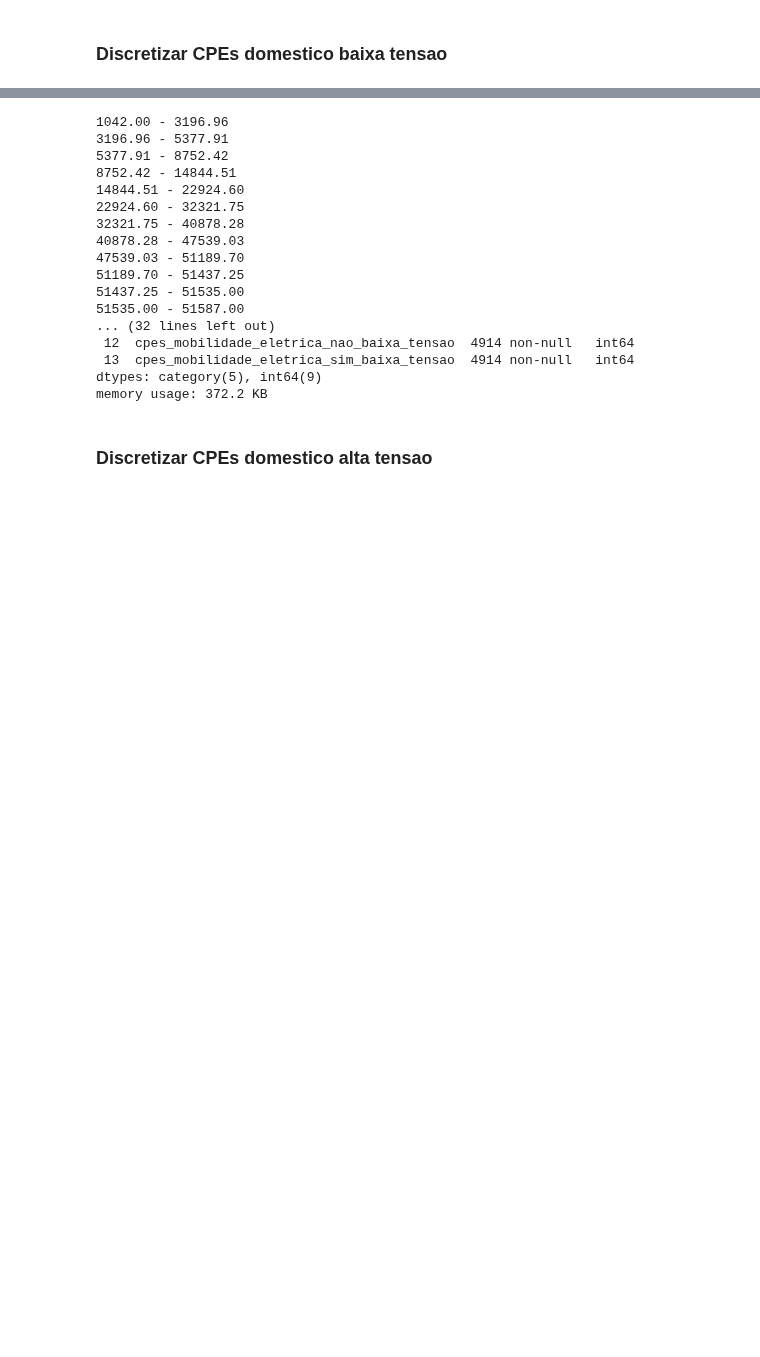
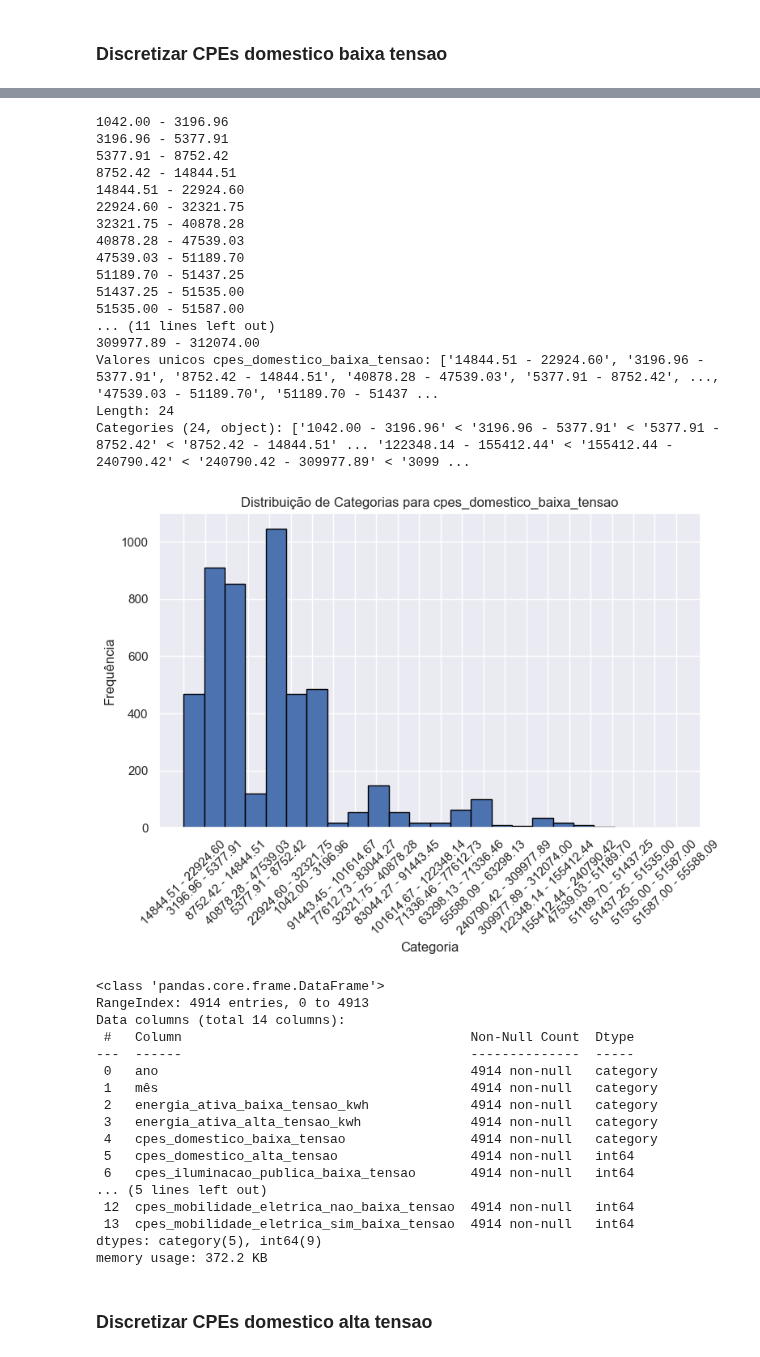
Before and after one commit to kreativermario/Projeto-DECD, a Jupyter notebook: notebooks/data_preparation_categoric.ipynb, the cells around one changed output, grey strips where cells are left out. Cells and saved outputs as stored; diff of their text form; code cells hidden in the pictures; blank space fills up the shorter version.

```diff
--- a/notebooks/data_preparation_categoric.ipynb
+++ b/notebooks/data_preparation_categoric.ipynb
@@ -219,18 +269,17 @@ memory usage: 405.1 KB
 ### Discretizar CPEs domestico baixa tensao
 # %%
 # Parametros
-coluna = "cpes_domestico_baixa_tensao"
-cpes_domestico_baixa_tensao = merged_df[coluna]
+coluna_cpes_dom_baixa = "cpes_domestico_baixa_tensao"
+cpes_domestico_baixa_tensao = merged_df[coluna_cpes_dom_baixa]
 num_bins = 24
 
 
-# Criar um binning por percentis com 20 bins
+# Criar um binning
 discretizer = KBinsDiscretizer(n_bins=num_bins, strategy="kmeans", subsample=None)
 
 # Ajustar o discretizador aos dados e transformá-los em bins
 bins = discretizer.fit_transform(cpes_domestico_baixa_tensao.values.reshape(-1, 1))
 
-# Converter a matriz esparsa em uma matriz densa
 bins_dense = bins.toarray()
 
 # Histograma dos bins
@@ -245,43 +294,69 @@ bin_edges = discretizer.bin_edges_[0]
 
 # Criar uma lista de categorias com base nos limites dos intervalos
 categorias = [f'{bin_edges[i]:.2f} - {bin_edges[i+1]:.2f}' for i in range(len(bin_edges)-1)]
 
 # Imprimir as categorias
 for categoria in categorias:
     print(categoria)
 
 # Mapear os valores originais para os intervalos discretizados
-merged_df[coluna] = pd.cut(cpes_domestico_baixa_tensao,
+merged_df[coluna_cpes_dom_baixa] = pd.cut(cpes_domestico_baixa_tensao,
                                          bins=discretizer.bin_edges_[0],
                                          labels=categorias,
                                          include_lowest=True)
 
-# Exibir os primeiros registros do DataFrame para verificar as mudanças
-merged_df.head()
-print(f"Valores unicos {coluna}: {merged_df[coluna].unique()}")
+print(f"Valores unicos {coluna_cpes_dom_baixa}: {merged_df[coluna_cpes_dom_baixa].unique()}")
 
-merged_df
+
+# Histograma da distribuição das categorias
+plt.figure(figsize=(8, 6))
+plt.hist(merged_df[coluna_cpes_dom_baixa], bins=num_bins, edgecolor='black')
+plt.title(f'Distribuição de Categorias para {coluna_cpes_dom_baixa}')
+plt.xlabel('Categoria')
+plt.ylabel('Frequência')
+plt.xticks(rotation=45)
+plt.grid(True)
+plt.tight_layout()
+plt.show()
 
 merged_df.info()
 # %% [output]
 [figure]
 1042.00 - 3196.96
 3196.96 - 5377.91
 5377.91 - 8752.42
 8752.42 - 14844.51
 14844.51 - 22924.60
 22924.60 - 32321.75
 32321.75 - 40878.28
 40878.28 - 47539.03
 47539.03 - 51189.70
 51189.70 - 51437.25
 51437.25 - 51535.00
 51535.00 - 51587.00
-... (32 lines left out)
- 12  cpes_mobilidade_eletrica_nao_baixa_tensao  4914 non-null   int64
- 13  cpes_mobilidade_eletrica_sim_baixa_tensao  4914 non-null   int64
-dtypes: category(5), int64(9)
-memory usage: 372.2 KB
+... (11 lines left out)
+309977.89 - 312074.00
+Valores unicos cpes_domestico_baixa_tensao: ['14844.51 - 22924.60', '3196.96 - 5377.91', '8752.42 - 14844.51', '40878.28 - 47539.03', '5377.91 - 8752.42', ..., '47539.03 - 51189.70', '51189.70 - 51437 ...
+Length: 24
+Categories (24, object): ['1042.00 - 3196.96' < '3196.96 - 5377.91' < '5377.91 - 8752.42' < '8752.42 - 14844.51' ... '122348.14 - 155412.44' < '155412.44 - 240790.42' < '240790.42 - 309977.89' < '3099 ...
+[figure, added]
+<class 'pandas.core.frame.DataFrame'>
+RangeIndex: 4914 entries, 0 to 4913
+Data columns (total 14 columns):
+ #   Column                                     Non-Null Count  Dtype
+---  ------                                     --------------  -----
+ 0   ano                                        4914 non-null   category
+ 1   mês                                        4914 non-null   category
+ 2   energia_ativa_baixa_tensao_kwh             4914 non-null   category
+ 3   energia_ativa_alta_tensao_kwh              4914 non-null   category
+ 4   cpes_domestico_baixa_tensao                4914 non-null   category
+ 5   cpes_domestico_alta_tensao                 4914 non-null   int64
+ 6   cpes_iluminacao_publica_baixa_tensao       4914 non-null   int64
+... (5 lines left out)
+ 12  cpes_mobilidade_eletrica_nao_baixa_tensao  4914 non-null   int64
+ 13  cpes_mobilidade_eletrica_sim_baixa_tensao  4914 non-null   int64
+dtypes: category(5), int64(9)
+memory usage: 372.2 KB
 # %% [markdown]
 ### Discretizar CPEs domestico alta tensao
 # %%
```
Also changed, not shown: parts of 3 cells of this notebook.
